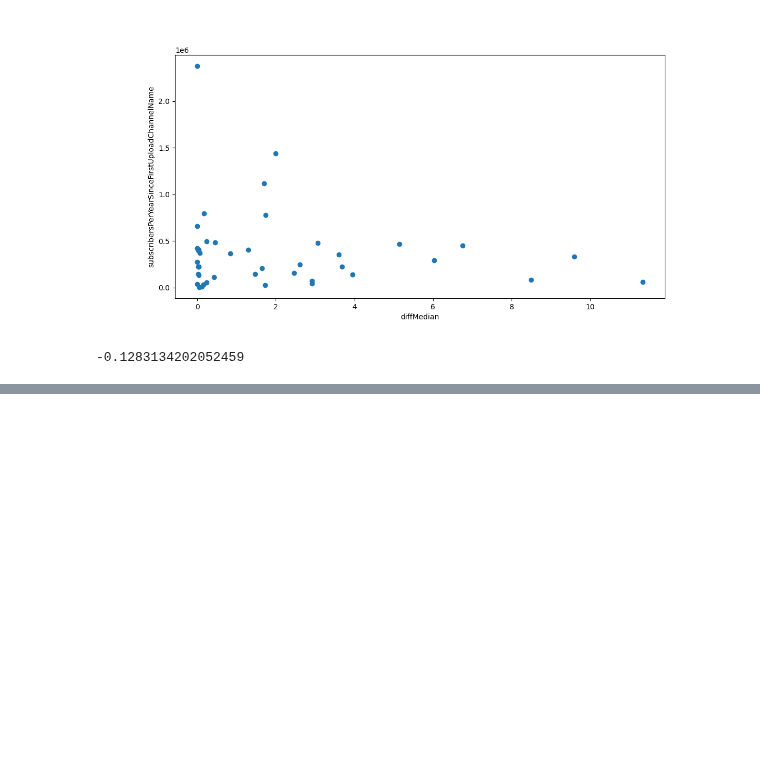
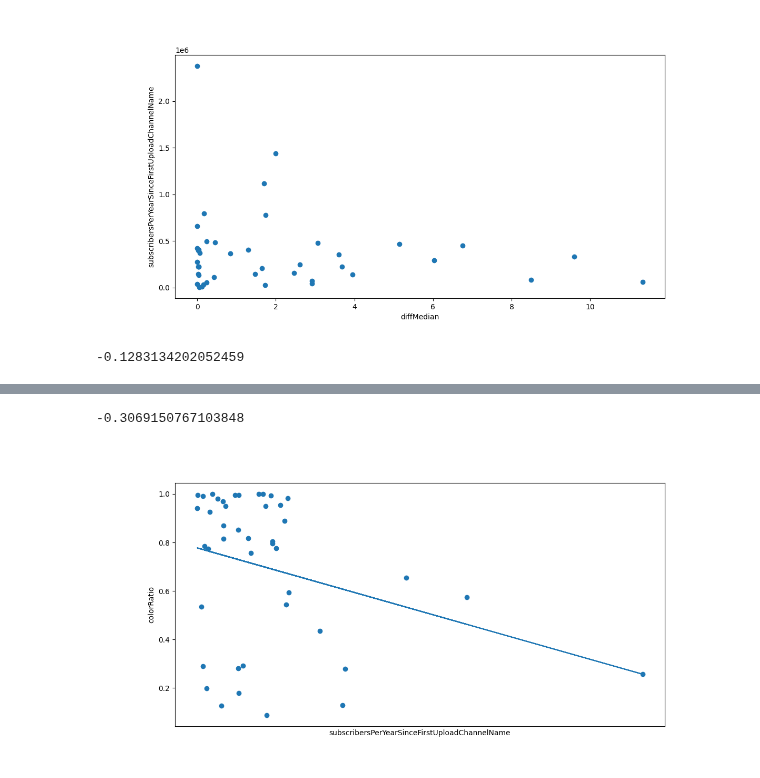
Before and after one commit to ojiwon-kenobi/youtuberChannels, a Jupyter notebook: animation_analysis/animation_analysis.ipynb, the cells around one changed output, grey strips where cells are left out. Drawn from its saved outputs; the diff is of its cells as text; code cells hidden in the pictures; blank space fills up the shorter version.

```diff
--- a/animation_analysis/animation_analysis.ipynb
+++ b/animation_analysis/animation_analysis.ipynb
@@ -668,3 +668,14 @@ generate_plot(vidIdToFramesListAndStatsDf)
 # %% [output]
 [figure]
 -0.1283134202052459
+# %%
+validRatioInOrder=[]
+for index in vidIdToFramesListAndStatsDf.index:
+    for video, validRatio in sorted_vidId_to_validRatio.items():
+        if index == video:
+            validRatioInOrder.append(validRatio)
+vidIdToFramesListAndStatsDf['validRatio'] = validRatioInOrder
+
+
+print(sorted_vidId_to_validRatio)
+vidIdToFramesListAndStatsDf.head()
@@ -671,24 +690,45 @@ generate_plot(vidIdToFramesListAndStatsDf)
 # %%
-import numpy as np
-import pandas as pd
-def detect_outlier(data_1):
-    outliers=[]
-    # threshold=3 means any data with a stdDev> 3 or <-3 is 0.3 of all data. Almost all of the data (99.7%) should be within 3 stddev from the mean
-    threshold=3
-    mean_1 = np.mean(data_1)
-    std_1 =np.std(data_1)
+import mplcursors
 
-    index =0
-    for y in data_1:
-        z_score= (y - mean_1)/std_1
-        if np.abs(z_score) > threshold:
-            outliers.append((index, y))
-        index+=1
-    return outliers
-x_name = "validityRatio"
-y_name = "subscribersPerYearSinceFirstUploadChannelName"
-x= vidIdToFramesListAndStatsDf[x_name].astype(float, errors = 'raise')
+x_name = "subscribersPerYearSinceFirstUploadChannelName"
+y_name = "colorRatio"
+tooltip_name = "channelName"
+x = vidIdToFramesListAndStatsDf[x_name]
 y= vidIdToFramesListAndStatsDf[y_name]
 
-print("validityRatio outlier:", detect_outlier(x))
-print("subs outlier:", detect_outlier(y))
+tt = vidIdToFramesListAndStatsDf[tooltip_name]
+
+
+zipped = zip(x, y)
+sorted_vidId_to_validRatio = dict(sorted(dict(zipped).items(), key=lambda item: item[1]))
+# tt = df[tooltip_name]
+
+fig, ax = plt.subplots(1, figsize=(12,6))
+sc = ax.scatter(sorted_vidId_to_validRatio.keys(), sorted_vidId_to_validRatio.values())
+# # Plot the average line
+# avg_score= vidIdToFramesListAndStatsDf[y_name].mean()
+# mean_x=np.arange(0,43,1)
+# mean_y=[avg_score for i in np.zeros_like(x)]
+# mean_line = ax.plot(mean_x,mean_y, label='Mean', linestyle='--')
+plt.tick_params(
+    axis='x',          # changes apply to the x-axis
+    which='both',      # both major and minor ticks are affected
+    bottom=False,      # ticks along the bottom edge are off
+    top=False,         # ticks along the top edge are off
+    labelbottom=False) # labels along the bottom edge are off
+cursor = mplcursors.cursor(sc, hover=True)
+cursor.connect(
+"add", lambda sel: sel.annotation.set_text(tt[sel.index]))
+plt.xlabel(x_name)
+plt.ylabel(y_name)
+
+result = scipy.stats.linregress(x, y)
+m=result.slope
+b=result.intercept
+plt.plot([i for i in x], [m*i + b for i in x])
+plt.show()
+
+print(result.rvalue)
+# %% [output]
+-0.3069150767103848
+[figure, added]
```
Also changed, not shown: parts of 9 cells of this notebook, 1 other file.
